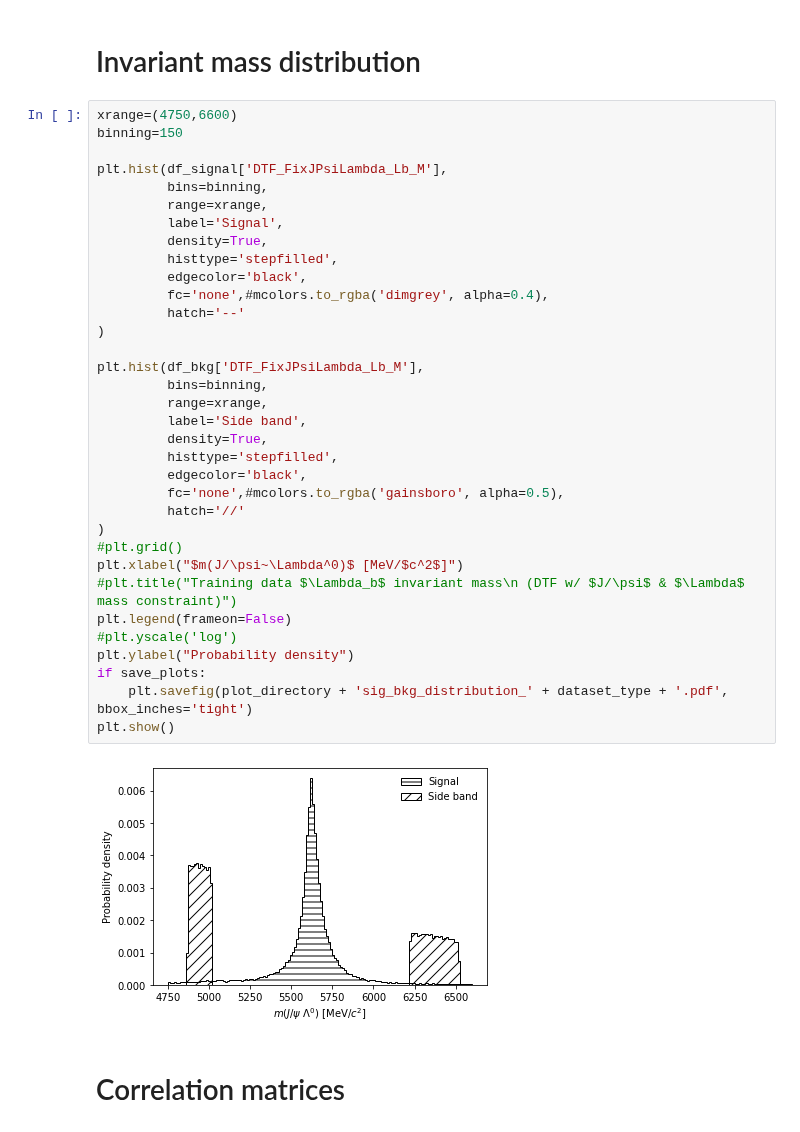
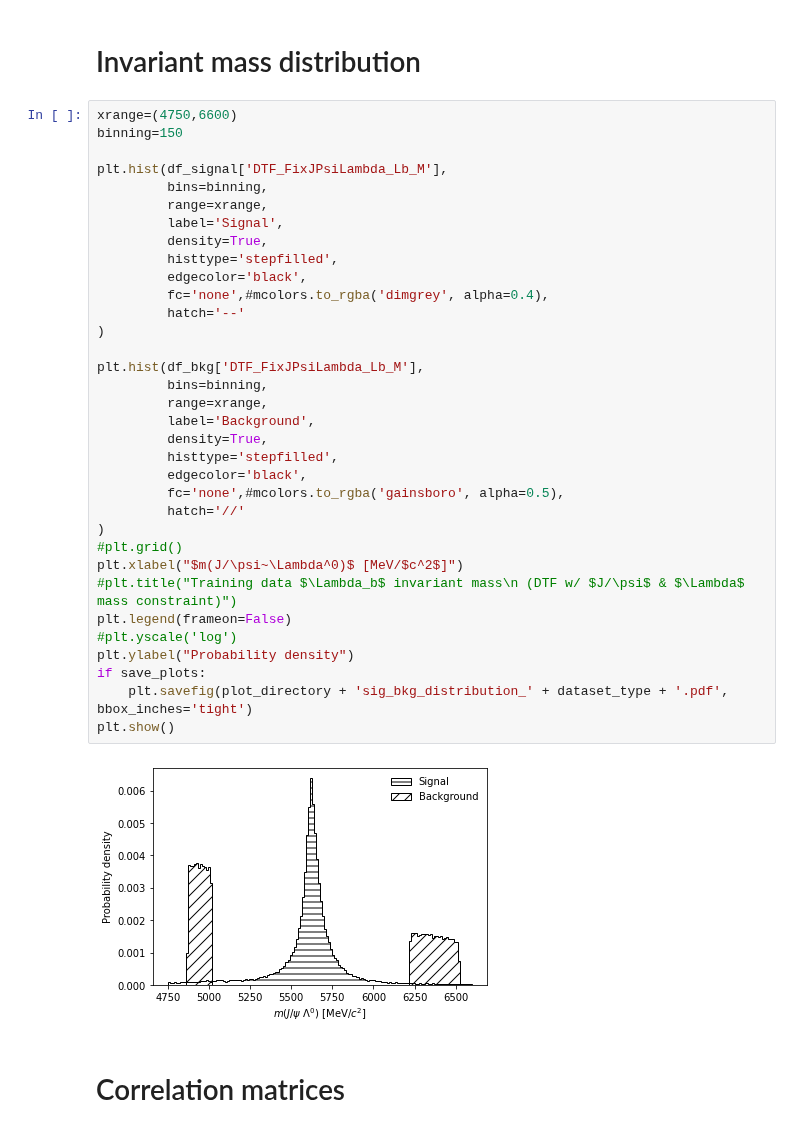
Before and after one commit to alatios/lb2jpsil_classifier-studies, a Jupyter notebook: 02_exploratory_feature_analysis.ipynb, the cells around one changed output. Saved outputs shown, nothing was run; the diff lists cells and outputs as text.

Commit message:
Fix label in training data distribution plot

```diff
--- a/02_exploratory_feature_analysis.ipynb
+++ b/02_exploratory_feature_analysis.ipynb
@@ -61,35 +61,35 @@ binning=150
 plt.hist(df_signal['DTF_FixJPsiLambda_Lb_M'],
          bins=binning,
          range=xrange,
          label='Signal',
          density=True,
          histtype='stepfilled',
          edgecolor='black',
          fc='none',#mcolors.to_rgba('dimgrey', alpha=0.4),
          hatch='--'
 )
 
 plt.hist(df_bkg['DTF_FixJPsiLambda_Lb_M'],
          bins=binning,
          range=xrange,
-         label='Side band',
+         label='Background',
          density=True,
          histtype='stepfilled',
          edgecolor='black',
          fc='none',#mcolors.to_rgba('gainsboro', alpha=0.5),
          hatch='//'
 )
 #plt.grid()
 plt.xlabel("$m(J/\psi~\Lambda^0)$ [MeV/$c^2$]")
 #plt.title("Training data $\Lambda_b$ invariant mass\n (DTF w/ $J/\psi$ & $\Lambda$ mass constraint)")
 plt.legend(frameon=False)
 #plt.yscale('log')
 plt.ylabel("Probability density")
 if save_plots:
     plt.savefig(plot_directory + 'sig_bkg_distribution_' + dataset_type + '.pdf', bbox_inches='tight')
 plt.show()
 # %% [output]
-[figure, old version]
+[figure, new version]
 # %% [markdown]
 # Correlation matrices
 # %%
```
